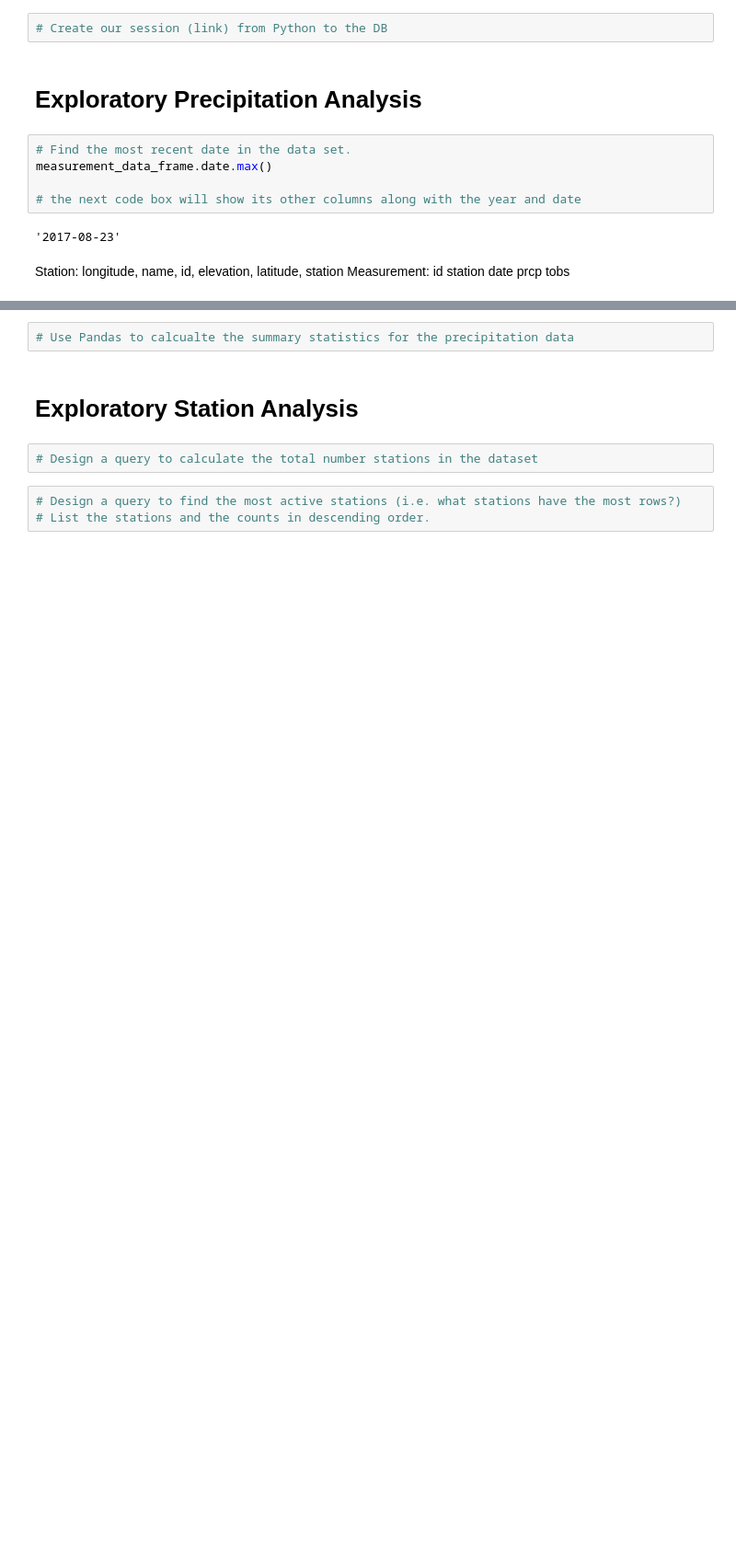
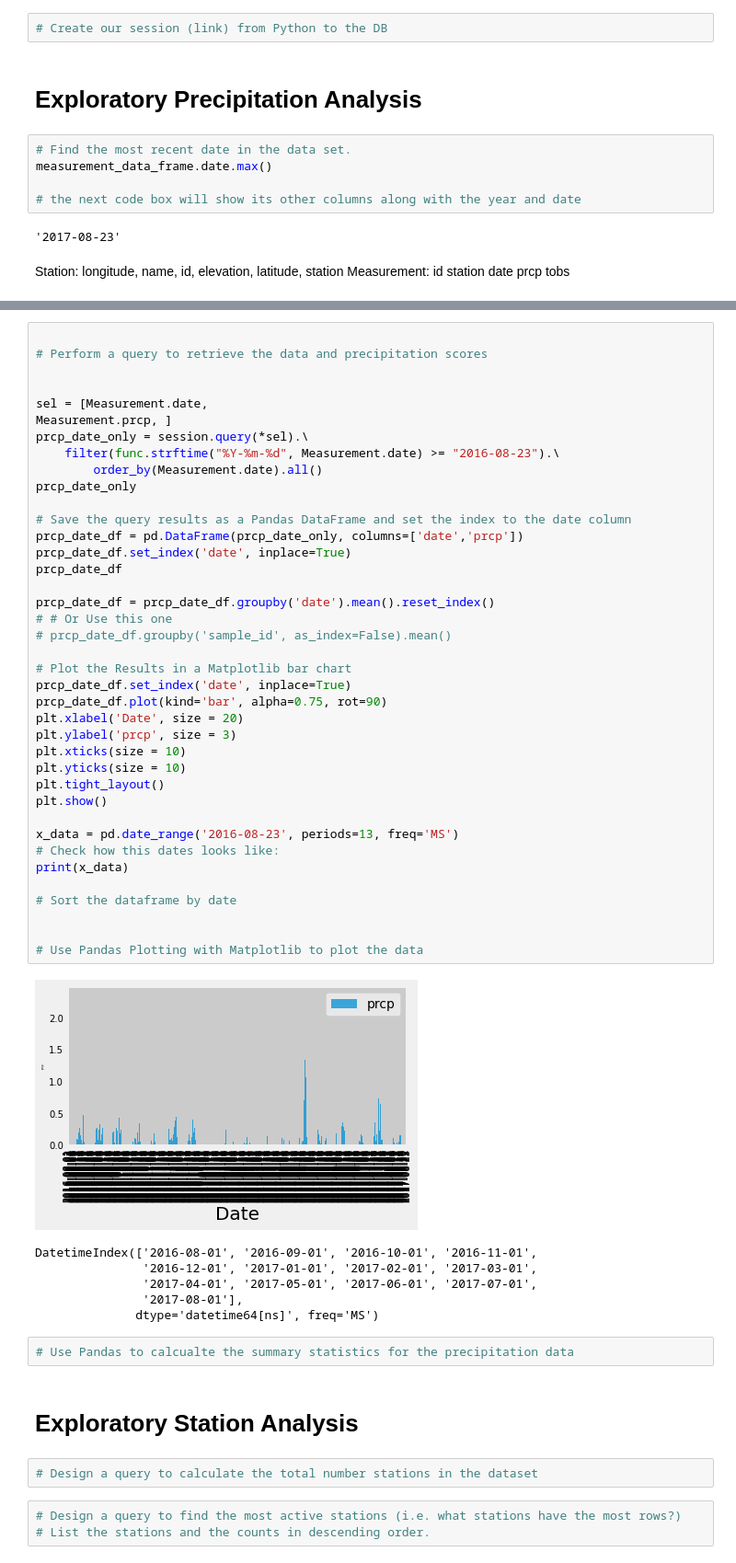
Before and after one commit to samuelroiz/Hawaii_Honu_Trip_Analysis, a Jupyter notebook: data/IPYNB/climate_starter.ipynb, the cells around one changed output, grey strips where cells are left out. Shown at 92% size. Drawn from its saved outputs; the diff is of its cells as text; blank space fills up the shorter version.

Commit message:
Updated code. Finishing up plot graph. Left off at freq tag for month, ms, m etc.

```diff
--- a/data/IPYNB/climate_starter.ipynb
+++ b/data/IPYNB/climate_starter.ipynb
@@ -341,6 +332,52 @@ twelve_month
  (2499, 'USC00519397', '2017-01-05', 0.0, 63.0),
  (5226, 'USC00513117', '2017-01-05', 0.0, 65.0),
  ...]
+# %%
+
+# Perform a query to retrieve the data and precipitation scores
+
+
+sel = [Measurement.date,
+Measurement.prcp, ]
+prcp_date_only = session.query(*sel).\
+    filter(func.strftime("%Y-%m-%d", Measurement.date) >= "2016-08-23").\
+        order_by(Measurement.date).all()
+prcp_date_only
+
+# Save the query results as a Pandas DataFrame and set the index to the date column
+prcp_date_df = pd.DataFrame(prcp_date_only, columns=['date','prcp'])
+prcp_date_df.set_index('date', inplace=True)
+prcp_date_df
+
+prcp_date_df = prcp_date_df.groupby('date').mean().reset_index()
+# # Or Use this one
+# prcp_date_df.groupby('sample_id', as_index=False).mean()
+
+# Plot the Results in a Matplotlib bar chart
+prcp_date_df.set_index('date', inplace=True)
+prcp_date_df.plot(kind='bar', alpha=0.75, rot=90)
+plt.xlabel('Date', size = 20)
+plt.ylabel('prcp', size = 3)
+plt.xticks(size = 10)
+plt.yticks(size = 10)
+plt.tight_layout()
+plt.show()
+
+x_data = pd.date_range('2016-08-23', periods=13, freq='MS')
+# Check how this dates looks like:
+print(x_data)
+
+# Sort the dataframe by date
+
+
+# Use Pandas Plotting with Matplotlib to plot the data
+# %% [output]
+[figure, added]
+DatetimeIndex(['2016-08-01', '2016-09-01', '2016-10-01', '2016-11-01',
+               '2016-12-01', '2017-01-01', '2017-02-01', '2017-03-01',
+               '2017-04-01', '2017-05-01', '2017-06-01', '2017-07-01',
+               '2017-08-01'],
+              dtype='datetime64[ns]', freq='MS')
 # %%
 # Use Pandas to calcualte the summary statistics for the precipitation data
 # %% [markdown]
```
Also changed, not shown: parts of 3 cells of this notebook.
